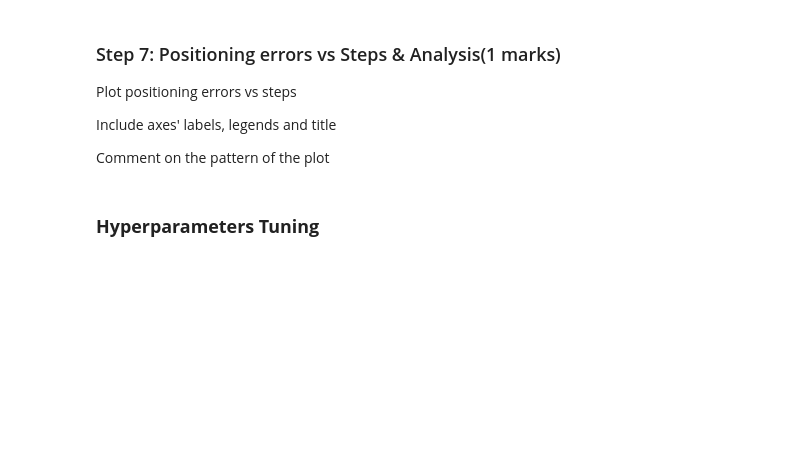
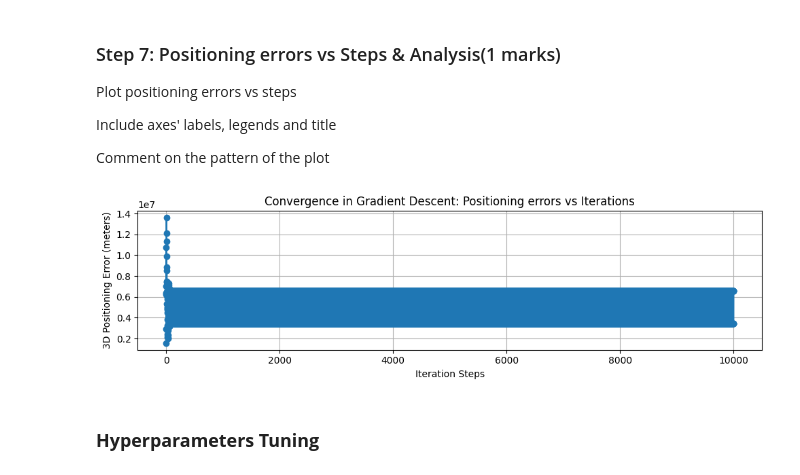
Before and after one commit to sethulakshmi-nair/ENGG680_2025_Fall, a Jupyter notebook: Assignment 2/Assignment2_Upload.ipynb, the cells around one changed output. Cells and saved outputs as stored; diff of their text form; code cells hidden in the pictures; blank space fills up the shorter version.

```diff
--- a/Assignment 2/Assignment2_Upload.ipynb
+++ b/Assignment 2/Assignment2_Upload.ipynb
@@ -457,3 +630,24 @@ plt.show()
+# %%
+fig, ax = plt.subplots(nrows=1, ncols=1, figsize=(10, 3))
+# (0.5 marks)
+# Plot positioning errors vs iteration steps
+ax.plot(range(len(arr_err)), arr_err, marker='o', linestyle='-', label="3D Positioning Error")
+
+# Label axes and title
+ax.set_xlabel("Iteration Steps")
+ax.set_ylabel("3D Positioning Error (meters)")
+ax.set_title("Convergence in Gradient Descent: Positioning errors vs Iterations")
+
+
+ax.grid(True)
+fig.tight_layout()
+plt.show()
+
+# Comment on the pattern
+# (0.5 marks)
+# The high number of errors in the beginning is realistic again because the initial guess is very far from the true position and with each iteration the positioning improves. The line thickness could be because of the instability of the gradient descent.
+# %% [output]
+[figure, added]
 # %% [markdown]
 ### **Hyperparameters Tuning**
 # %% [markdown]
```
Also changed, not shown: parts of 38 cells of this notebook.
